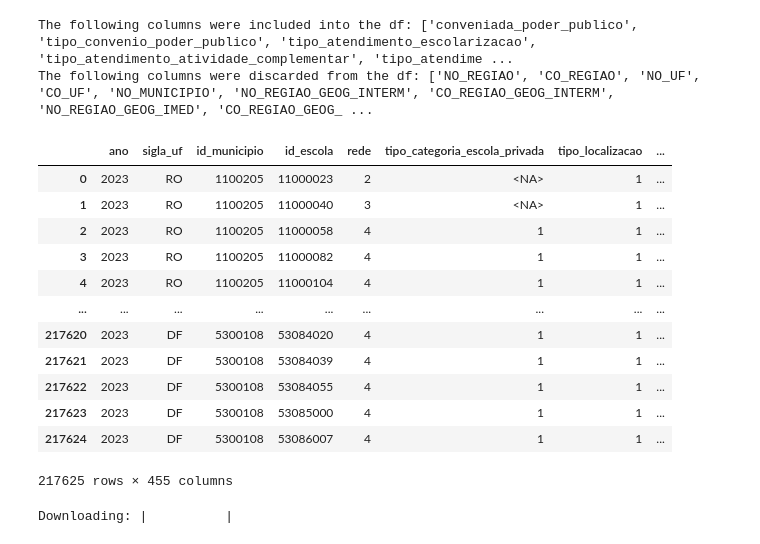
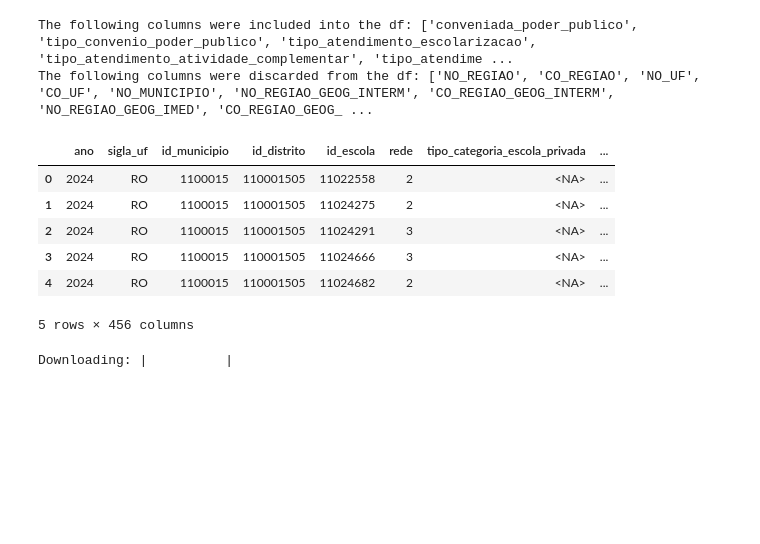
Before and after one commit to basedosdados/queries-basedosdados, a Jupyter notebook: models/br_inep_censo_escolar/code/br_inep_censo_escolar_2024.ipynb, the cells around one changed output. Saved outputs shown, nothing was run; the diff lists cells and outputs as text; code cells hidden in the pictures; blank space fills up the shorter version.

```diff
--- a/models/br_inep_censo_escolar/code/br_inep_censo_escolar_2024.ipynb
+++ b/models/br_inep_censo_escolar/code/br_inep_censo_escolar_2024.ipynb
@@ -23,4 +23,5 @@ from io import StringIO
 import requests
 import zipfile
 # %%
-os.path.realpath(os.path.join(os.getcwd()))
+INPUT = os.path.join(os.getcwd(), "input")
+OUTPUT = os.path.join(os.getcwd(), "output")
@@ -29,6 +28,3 @@ os.path.realpath(os.path.join(os.getcwd()))
-# %%
-INPUT = os.path.join(os.getcwd(), "..", "input")
-OUTPUT = os.path.join(os.getcwd(), "..", "output")
 # %%
 os.makedirs(INPUT, exist_ok=True)
 os.makedirs(OUTPUT, exist_ok=True)
@@ -39,7 +35,7 @@ with zipfile.ZipFile(ZIP_FILE, "r") as zip_ref:
     zip_ref.extractall(INPUT)
 # %%
 csv_path = os.path.join(
-    INPUT, "microdados_censo_escolar_2023", "dados", "microdados_ed_basica_2023.csv"
+    INPUT, "microdados_censo_escolar_2024", "dados", "microdados_ed_basica_2024.csv"
 )
 # %%
 def detect_delimiter(file_path):
@@ -245,21 +241,15 @@ censo = apply_architecture_to_dataframe(
 The following columns were included into the df: ['conveniada_poder_publico', 'tipo_convenio_poder_publico', 'tipo_atendimento_escolarizacao', 'tipo_atendimento_atividade_complementar', 'tipo_atendime ...
 The following columns were discarded from the df: ['NO_REGIAO', 'CO_REGIAO', 'NO_UF', 'CO_UF', 'NO_MUNICIPIO', 'NO_REGIAO_GEOG_INTERM', 'CO_REGIAO_GEOG_INTERM', 'NO_REGIAO_GEOG_IMED', 'CO_REGIAO_GEOG_ ...
 # %%
-censo
+censo.head()
 # %% [output]
-|  | ano | sigla_uf | id_municipio | id_escola | rede | tipo_categoria_escola_privada | tipo_localizacao | ... |
-| 0 | 2023 | RO | 1100205 | 11000023 | 2 | <NA> | 1 | ... |
-| 1 | 2023 | RO | 1100205 | 11000040 | 3 | <NA> | 1 | ... |
-| 2 | 2023 | RO | 1100205 | 11000058 | 4 | 1 | 1 | ... |
-| 3 | 2023 | RO | 1100205 | 11000082 | 4 | 1 | 1 | ... |
-| 4 | 2023 | RO | 1100205 | 11000104 | 4 | 1 | 1 | ... |
-| ... | ... | ... | ... | ... | ... | ... | ... | ... |
-| 217620 | 2023 | DF | 5300108 | 53084020 | 4 | 1 | 1 | ... |
-| 217621 | 2023 | DF | 5300108 | 53084039 | 4 | 1 | 1 | ... |
-| 217622 | 2023 | DF | 5300108 | 53084055 | 4 | 1 | 1 | ... |
-| 217623 | 2023 | DF | 5300108 | 53085000 | 4 | 1 | 1 | ... |
-| 217624 | 2023 | DF | 5300108 | 53086007 | 4 | 1 | 1 | ... |
+|  | ano | sigla_uf | id_municipio | id_distrito | id_escola | rede | tipo_categoria_escola_privada | ... |
+| 0 | 2024 | RO | 1100015 | 110001505 | 11022558 | 2 | <NA> | ... |
+| 1 | 2024 | RO | 1100015 | 110001505 | 11024275 | 2 | <NA> | ... |
+| 2 | 2024 | RO | 1100015 | 110001505 | 11024291 | 3 | <NA> | ... |
+| 3 | 2024 | RO | 1100015 | 110001505 | 11024666 | 3 | <NA> | ... |
+| 4 | 2024 | RO | 1100015 | 110001505 | 11024682 | 2 | <NA> | ... |
-217625 rows × 455 columns
+5 rows × 456 columns
 # %%
 bq_censo_cols = bd.read_sql(
     "select * from `basedosdados.br_inep_censo_escolar.escola` limit 0",
```
Also changed, not shown: parts of 14 cells of this notebook, 2 other files.
